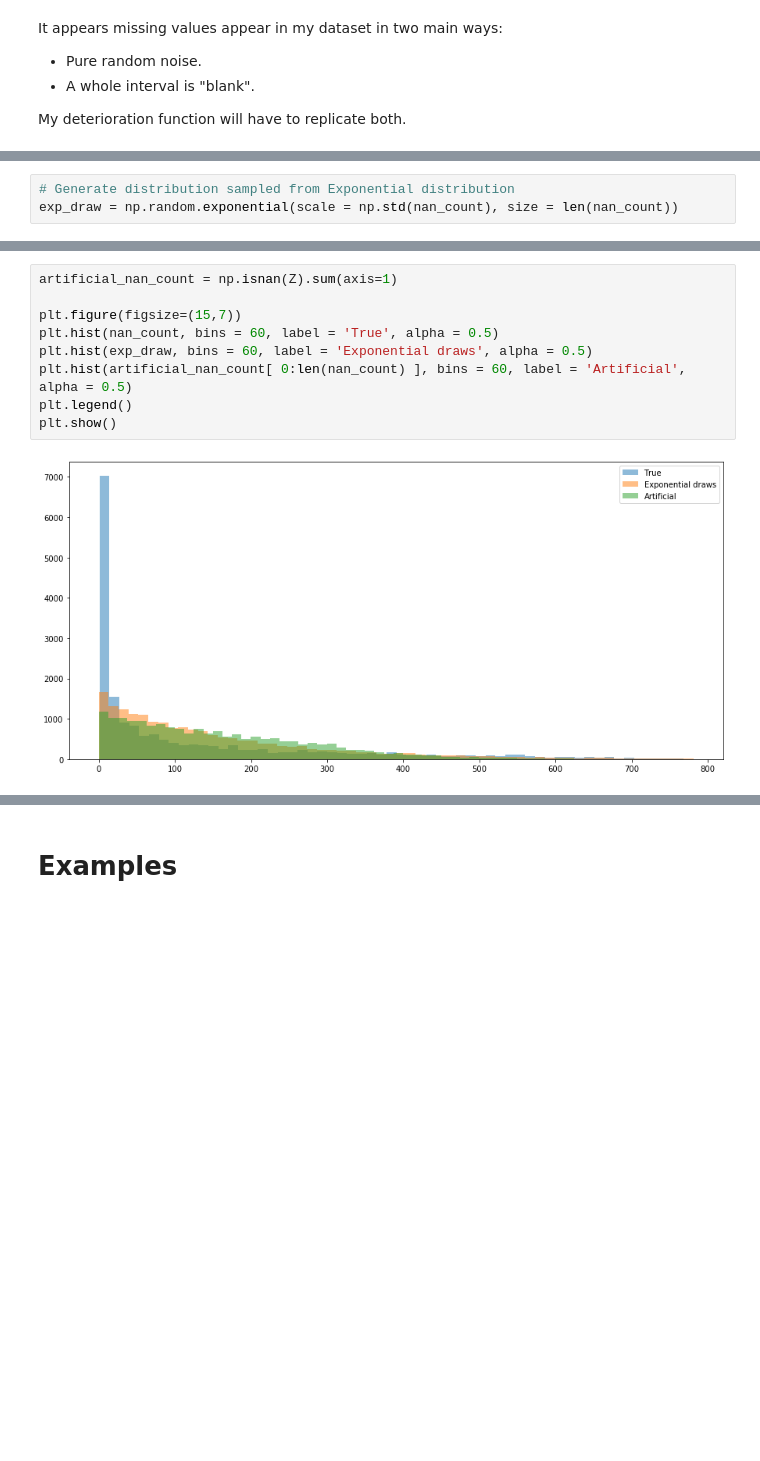
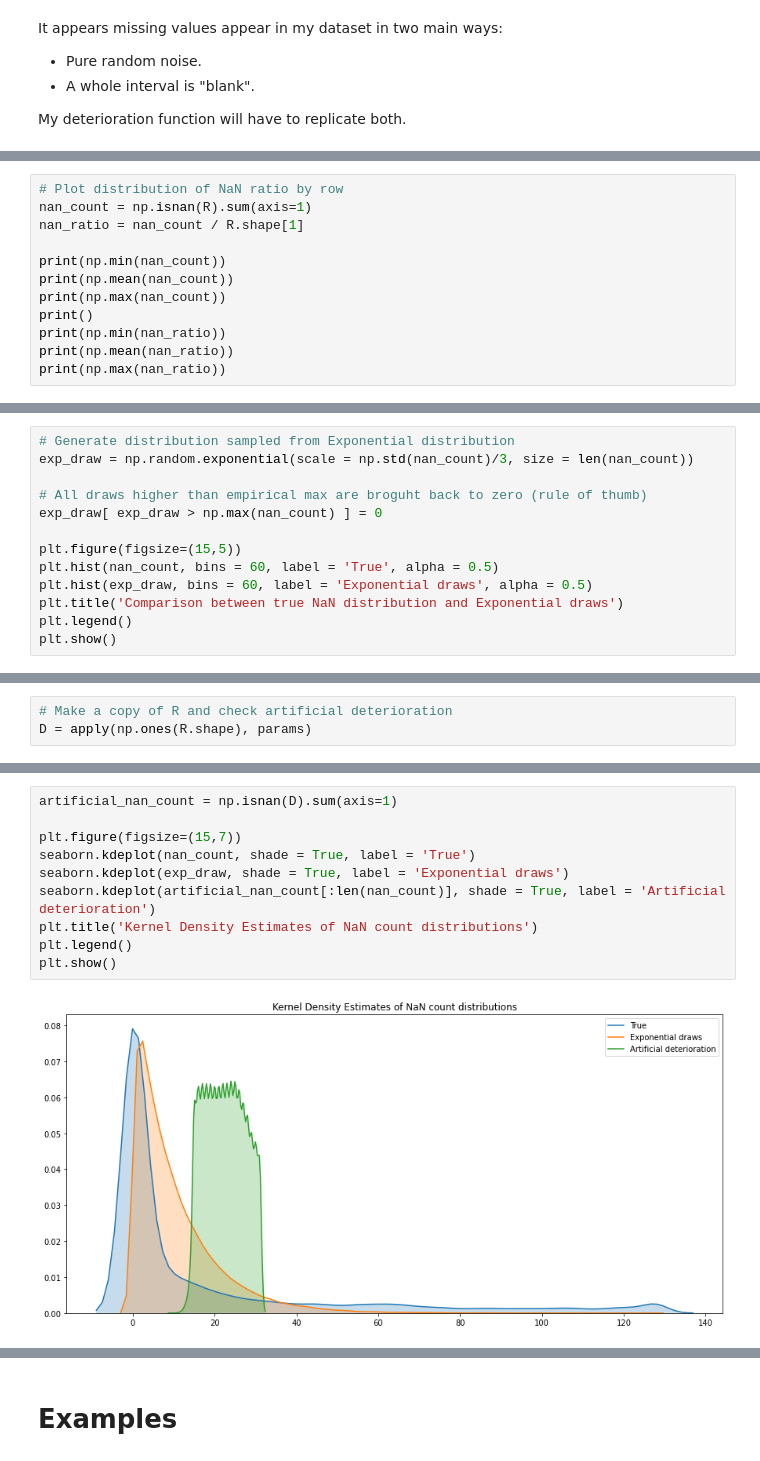
Before and after one commit to IvanBongiorni/GAN-RNN_Timeseries-imputation, a Jupyter notebook: nan_exploration.ipynb, the cells around one changed output, grey strips where cells are left out. Drawn from its saved outputs; the diff is of its cells as text; blank space fills up the shorter version.

```diff
--- a/nan_exploration.ipynb
+++ b/nan_exploration.ipynb
@@ -67,0 +85,12 @@ print(np.max(nan_count))
+# %%
+# Plot distribution of NaN ratio by row
+nan_count = np.isnan(R).sum(axis=1)
+nan_ratio = nan_count / R.shape[1]
+
+print(np.min(nan_count))
+print(np.mean(nan_count))
+print(np.max(nan_count))
+print()
+print(np.min(nan_ratio))
+print(np.mean(nan_ratio))
+print(np.max(nan_ratio))
@@ -67,0 +105,13 @@ print(np.max(nan_count))
+# %%
+# Generate distribution sampled from Exponential distribution
+exp_draw = np.random.exponential(scale = np.std(nan_count)/3, size = len(nan_count))
+
+# All draws higher than empirical max are broguht back to zero (rule of thumb)
+exp_draw[ exp_draw > np.max(nan_count) ] = 0
+
+plt.figure(figsize=(15,5))
+plt.hist(nan_count, bins = 60, label = 'True', alpha = 0.5)
+plt.hist(exp_draw, bins = 60, label = 'Exponential draws', alpha = 0.5)
+plt.title('Comparison between true NaN distribution and Exponential draws')
+plt.legend()
+plt.show()
@@ -68 +169,4 @@ print(np.max(nan_count))
+# %%
+# Make a copy of R and check artificial deterioration
+D = apply(np.ones(R.shape), params)
 # %%
@@ -81,3 +178,0 @@ print(np.std(nan_count))
-# %%
-# Generate distribution sampled from Exponential distribution
-exp_draw = np.random.exponential(scale = np.std(nan_count), size = len(nan_count))
@@ -163,11 +179,12 @@ plt.show()
 # %%
-artificial_nan_count = np.isnan(Z).sum(axis=1)
+artificial_nan_count = np.isnan(D).sum(axis=1)
 
 plt.figure(figsize=(15,7))
-plt.hist(nan_count, bins = 60, label = 'True', alpha = 0.5)
-plt.hist(exp_draw, bins = 60, label = 'Exponential draws', alpha = 0.5)
-plt.hist(artificial_nan_count[ 0:len(nan_count) ], bins = 60, label = 'Artificial', alpha = 0.5)
+seaborn.kdeplot(nan_count, shade = True, label = 'True')
+seaborn.kdeplot(exp_draw, shade = True, label = 'Exponential draws')
+seaborn.kdeplot(artificial_nan_count[:len(nan_count)], shade = True, label = 'Artificial deterioration')
+plt.title('Kernel Density Estimates of NaN count distributions')
 plt.legend()
 plt.show()
 # %% [output]
-[figure, old version]
+[figure, new version]
```
Also changed, not shown: parts of 34 cells of this notebook.
